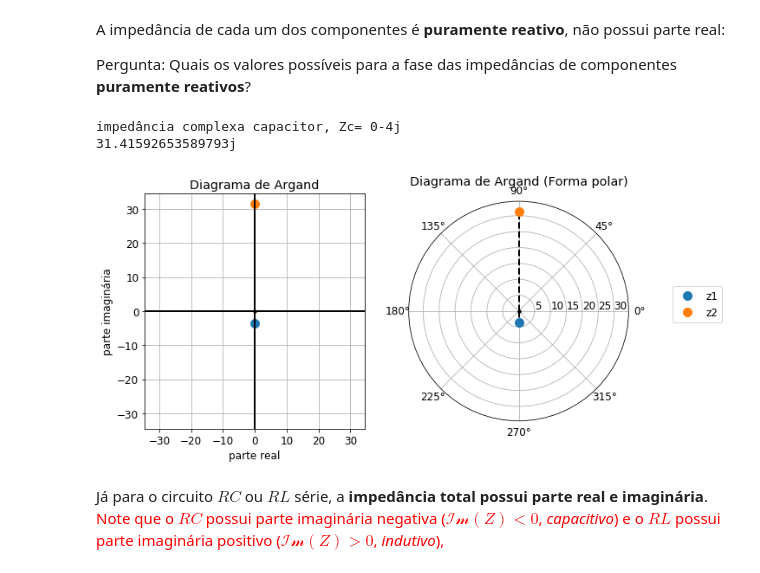
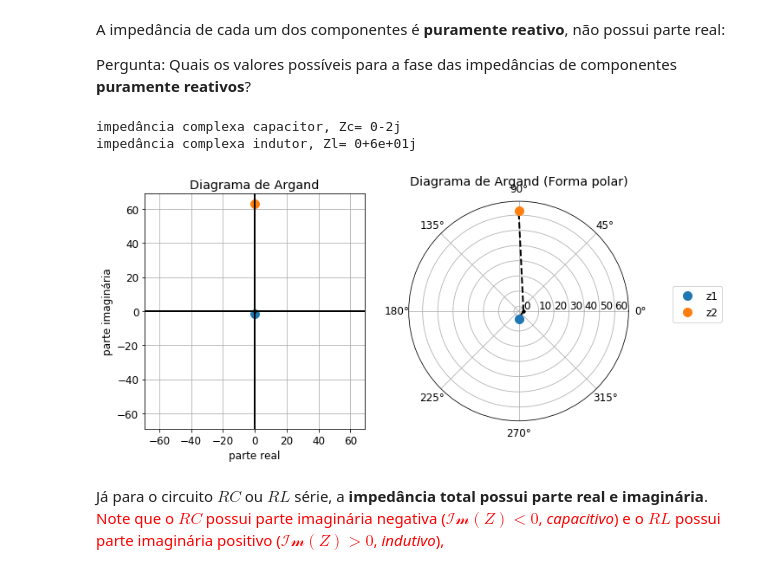
Before and after one commit to gwiederhecker/F429_notas, a Jupyter notebook: aula4/impedancia_complexa.ipynb, the cells around one changed output. Drawn from its saved outputs; the diff is of its cells as text; code cells hidden in the pictures.

```diff
--- a/aula4/impedancia_complexa.ipynb
+++ b/aula4/impedancia_complexa.ipynb
@@ -129,18 +133,18 @@ A impedância de cada um dos componentes é __puramente reativo__, não possui p
 Pergunta: Quais os valores possíveis para a fase das impedâncias de componentes __puramente reativos__?
 # %%
 #definindo valores dos componentes
-freq = 500 # frequencia [Hz]
+freq = 1000 # frequencia [Hz]
 C = 90e-6; #capacitancia [F]
 L = 10e-3; # indutancia  [H]
 #calculando
 print('impedância complexa capacitor, Zc= {:1.1g}'.format(Zc(freq,C)))
-print(Zl(freq,L))
+print('impedância complexa indutor, Zl= {:1.1g}'.format(Zl(freq,L)))
 #graficando:
 test=z_plot([Zc(freq,C),Zl(freq,L)])
 # %% [output]
-impedância complexa capacitor, Zc= 0-4j
-31.41592653589793j
+impedância complexa capacitor, Zc= 0-2j
+impedância complexa indutor, Zl= 0+6e+01j
-[figure, old version]
+[figure, new version]
 # %% [markdown]
 Já para o circuito $RC$ ou $RL$ série, a __impedância total possui parte real e imaginária__. <span style="color:red">Note que o $RC$ possui parte imaginária negativa ($\mathcal{Im}(Z)<0$, _capacitivo_) e o $RL$ possui parte imaginária positivo ($\mathcal{Im}(Z)>0$, _indutivo_), </span>
 # %%
```
Also changed, not shown: parts of 13 cells of this notebook, 35 other files.
